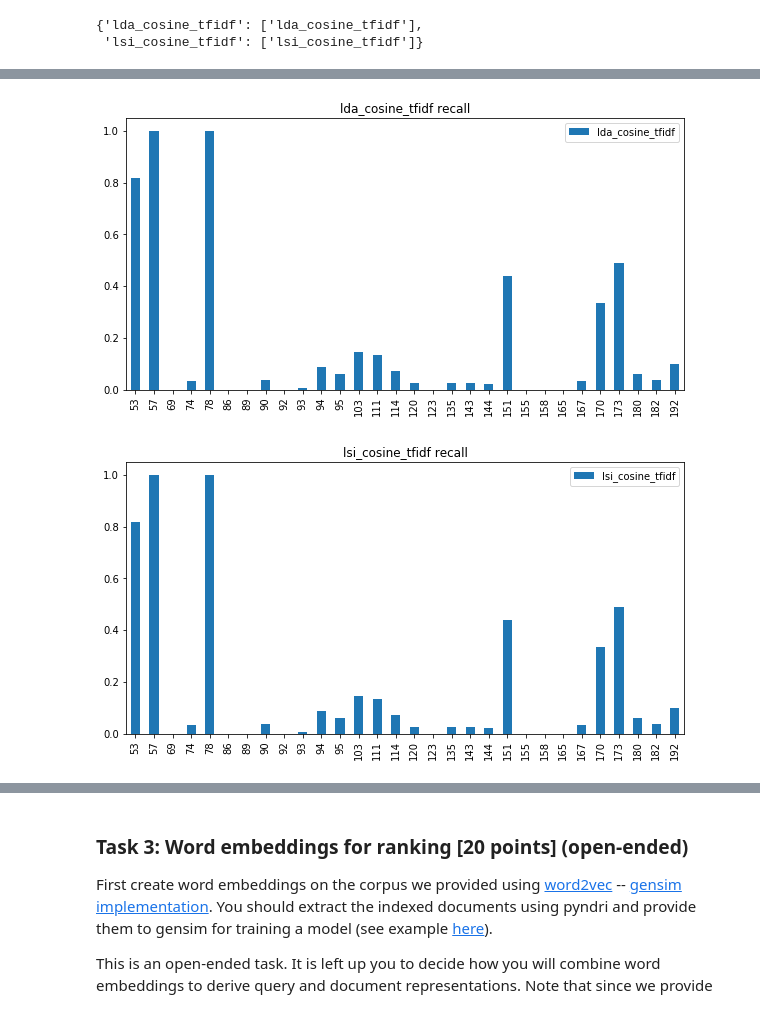
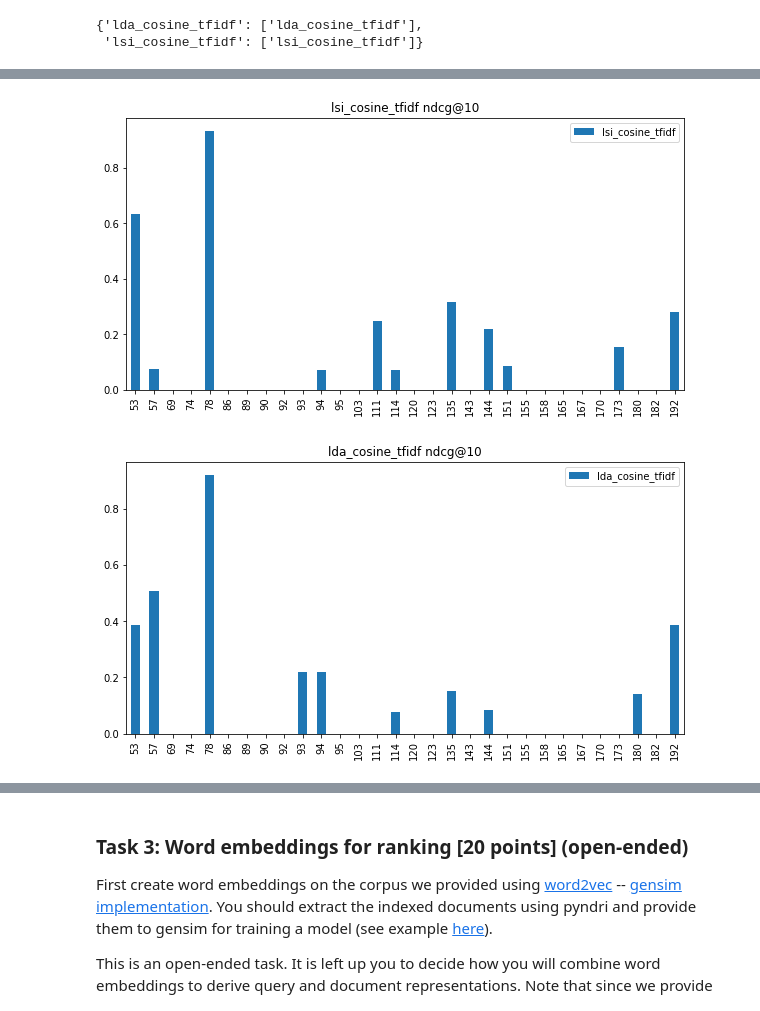
Before and after one commit to mbakhtiariz/IR1, a Jupyter notebook: HW2/assignment_task2_weird_results.ipynb, the cells around one changed output, grey strips where cells are left out. Cells and saved outputs as stored; diff of their text form; code cells hidden in the pictures.

```diff
--- a/HW2/assignment_task2_weird_results.ipynb
+++ b/HW2/assignment_task2_weird_results.ipynb
@@ -931,15 +946,15 @@ means_df
 #i wonder why both lsi and lda have identical values o.o
 # %%
 for model in language_models.keys():
-    dicts = { setting : eval_dict['recall_1000'][setting] for setting in language_models[model] }
+    dicts = { setting : eval_dict['ndcg_cut_10'][setting] for setting in language_models[model] }
     ndcg_df = pd.DataFrame.from_dict(dicts)
     ndcg_df.plot.bar(figsize=(10,5))
-    plt.title(model + ' recall')
+    plt.title(model + ' ndcg@10')
     plt.show()
     ndcg_df
 # %% [output]
-[figure, old version]
+[figure, new version]
-[figure, old version]
+[figure, new version]
 # %%
 for k, v in lsi_cosine_similarity.items():
     lsi_cosine_array = [0.0]*len(v)
```
Also changed, not shown: parts of 18 cells of this notebook, 1 other file.
